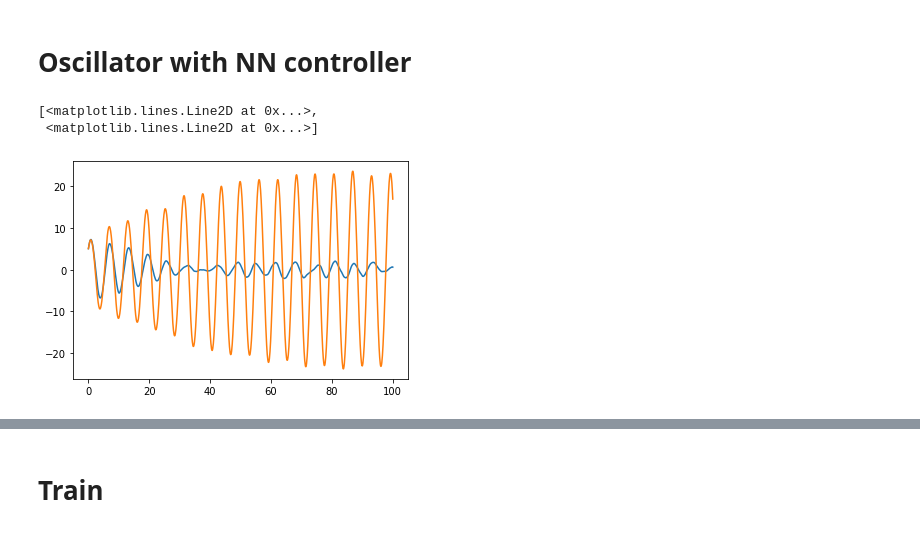
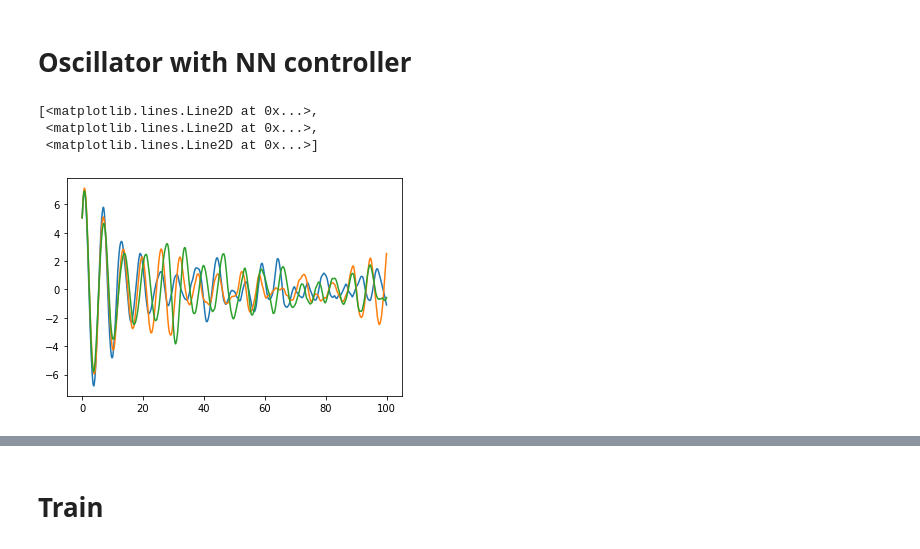
Before and after one commit to rdbrackston/NN-control, a Jupyter notebook: minimal_neural_ode/tf_minimal_sde.ipynb, the cells around one changed output, grey strips where cells are left out. Drawn from its saved outputs; the diff is of its cells as text; code cells hidden in the pictures.

```diff
--- a/minimal_neural_ode/tf_minimal_sde.ipynb
+++ b/minimal_neural_ode/tf_minimal_sde.ipynb
@@ -73,13 +80,23 @@ plt.show()
 time_steps = 1000
 t_grid = np.linspace(0, 100, time_steps)
 y0 = tf.cast([[5.], [5.]],tf.float32)
+y0 = [y0,y0,y0]
 
 # Run forward evaluation
-trajectory = euler_sde(md.oscillator_NNcontrol_sde(), y0, t_grid, 1e-2)
-trajectory = np.concatenate(trajectory[:,0,0])
+t1 = time.perf_counter()
+trajectory = euler_sde(md.oscillator_linear_control_sde(), y0, t_grid, 1e-2)
+t2 = time.perf_counter()
+print(t2-t1)
+print(tf.shape(trajectory))
+traj1 = np.concatenate(trajectory[:,0,0])
+traj2 = np.concatenate(trajectory[:,1,0])
+traj3 = np.concatenate(trajectory[:,2,0])
 
-plt.plot(t_free,free_trajectory, t_grid,trajectory)
+plt.plot(t_free,free_trajectory, t_grid,traj1, t_grid,traj2, t_grid,traj3)
-# %% [output]
-[<matplotlib.lines.Line2D at 0x...>,
- <matplotlib.lines.Line2D at 0x...>]
-[figure, removed]
+# %%
+plt.plot(t_grid,traj1, t_grid,traj2, t_grid,traj3)
+# %% [output]
+[<matplotlib.lines.Line2D at 0x...>,
+ <matplotlib.lines.Line2D at 0x...>,
+ <matplotlib.lines.Line2D at 0x...>]
+[figure, added]
```
Also changed, not shown: parts of 15 cells of this notebook.
